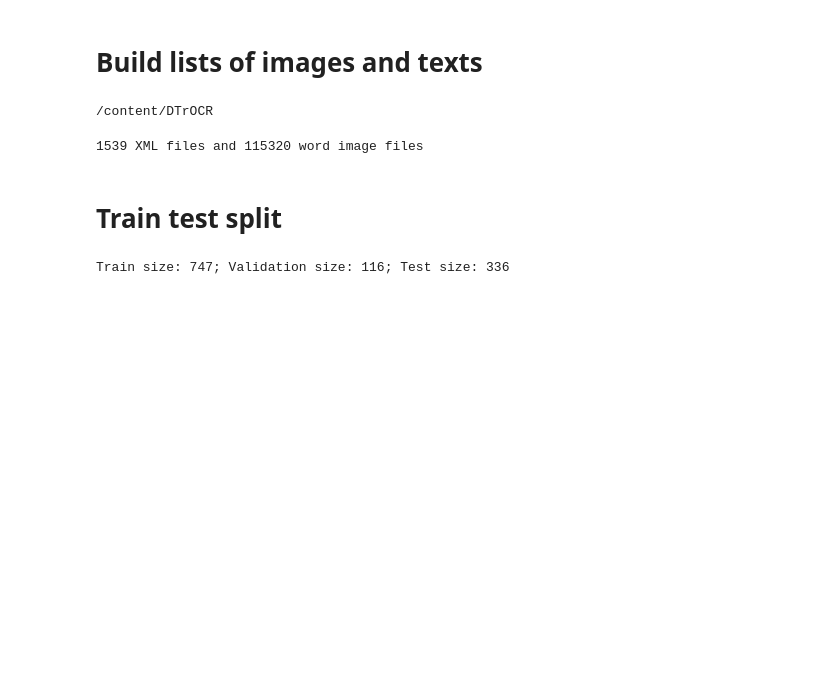
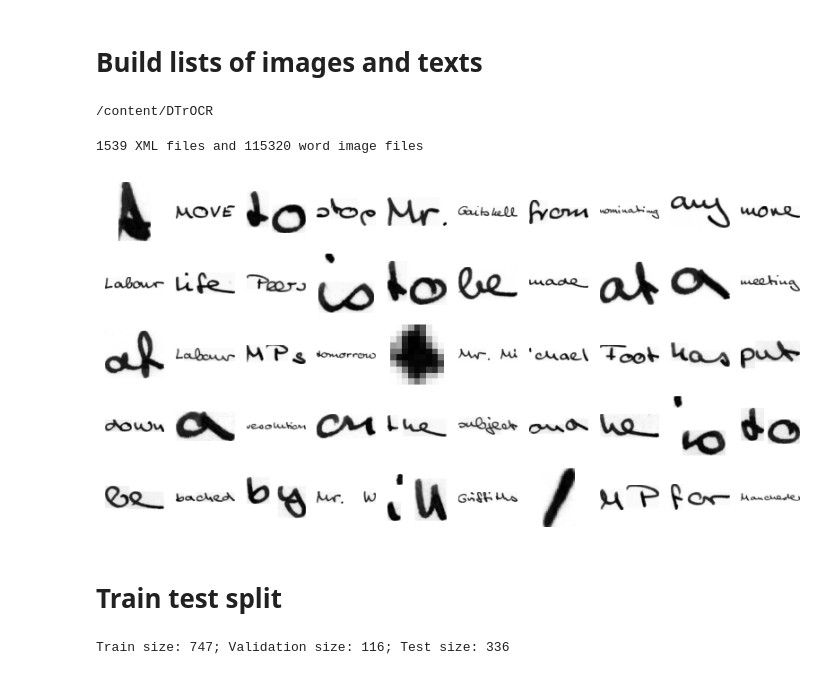
Before and after one commit to khanh22010449/De_Quy, a Jupyter notebook: examples/IAMFineTune.ipynb, the cells around one changed output. Saved outputs shown, nothing was run; the diff lists cells and outputs as text; code cells hidden in the pictures; blank space fills up the shorter version.

```diff
--- a/examples/IAMFineTune.ipynb
+++ b/examples/IAMFineTune.ipynb
@@ -74,6 +74,16 @@ word_image_files = sorted(glob.glob(str(dataset_path / 'words' / '**' / '*.png')
 print(f"{len(xml_files)} XML files and {len(word_image_files)} word image files")
 # %% [output]
 1539 XML files and 115320 word image files
+# %%
+import matplotlib.pyplot as plt
+plt.figure(figsize=(10, 5))
+for i in range(50):
+    plt.subplot(5, 10, i + 1)
+    plt.imshow(plt.imread(word_image_files[i]), cmap='gray')
+    plt.axis('off')
+plt.show()
+# %% [output]
+[figure, added]
 # %%
 import tqdm
 import multiprocessing as mp
```
Also changed, not shown: parts of 2 cells of this notebook.
